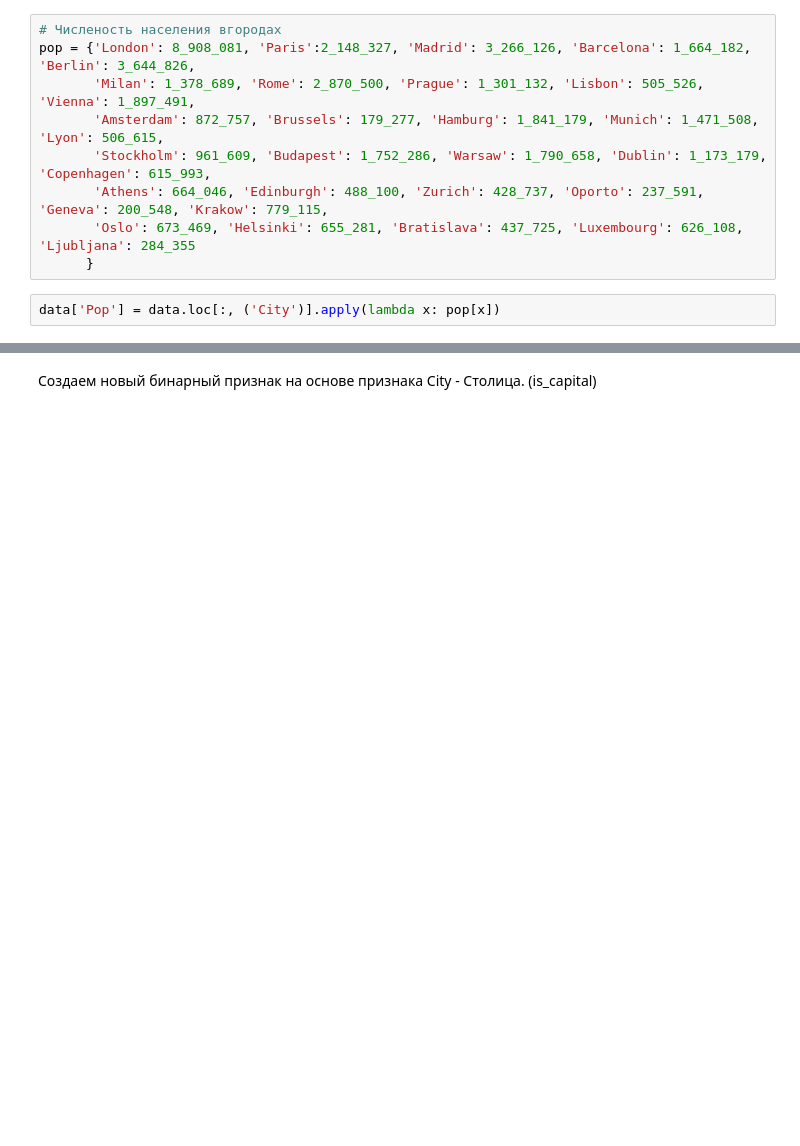
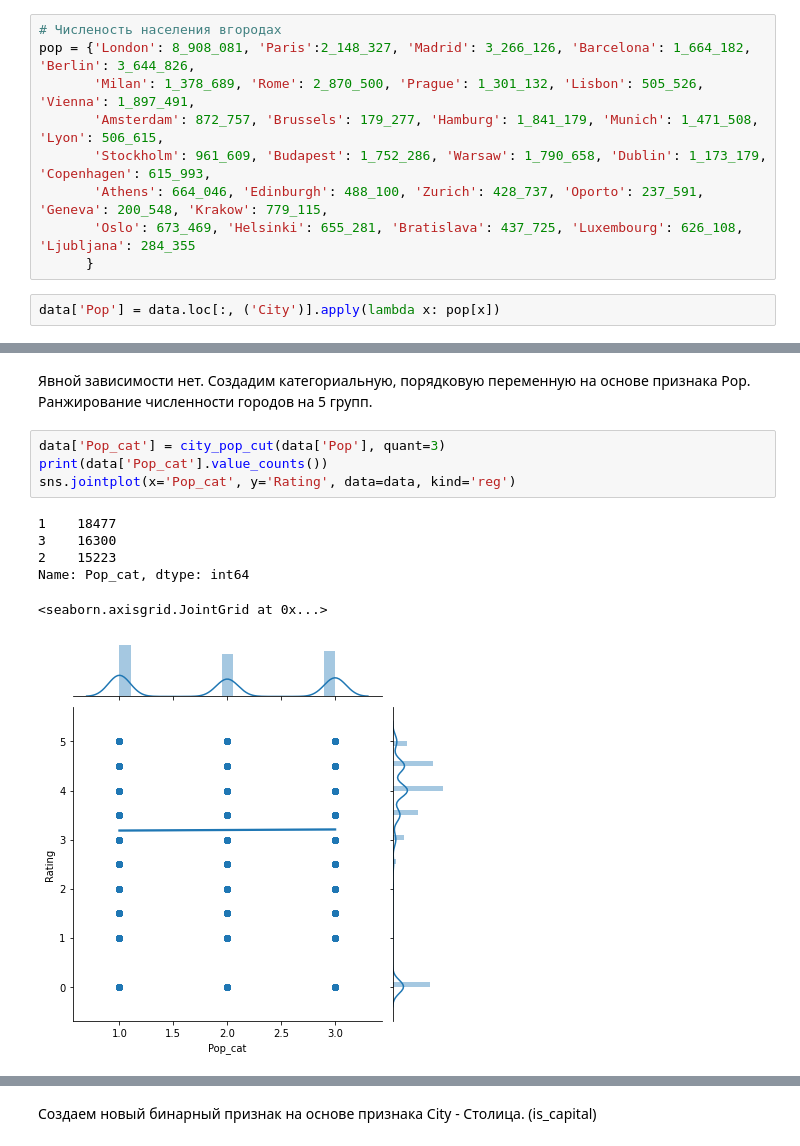
Before and after one commit to BasilPDS/CoursSF_L, a Jupyter notebook: module_3/module_3.ipynb, the cells around one changed output, grey strips where cells are left out. Drawn from its saved outputs; the diff is of its cells as text; blank space fills up the shorter version.

```diff
--- a/module_3/module_3.ipynb
+++ b/module_3/module_3.ipynb
@@ -462,0 +468,13 @@ data['Pop'] = data.loc[:, ('City')].apply(lambda x: pop[x])
+# %% [markdown]
+Явной зависимости нет. Создадим категориальную, порядковую переменную на основе признака Pop. Ранжирование численности городов на 5 групп.
+# %%
+data['Pop_cat'] = city_pop_cut(data['Pop'], quant=3)
+print(data['Pop_cat'].value_counts())
+sns.jointplot(x='Pop_cat', y='Rating', data=data, kind='reg')
+# %% [output]
+1    18477
+3    16300
+2    15223
+Name: Pop_cat, dtype: int64
+<seaborn.axisgrid.JointGrid at 0x...>
+[figure, added]
```
Also changed, not shown: parts of 27 cells of this notebook.
